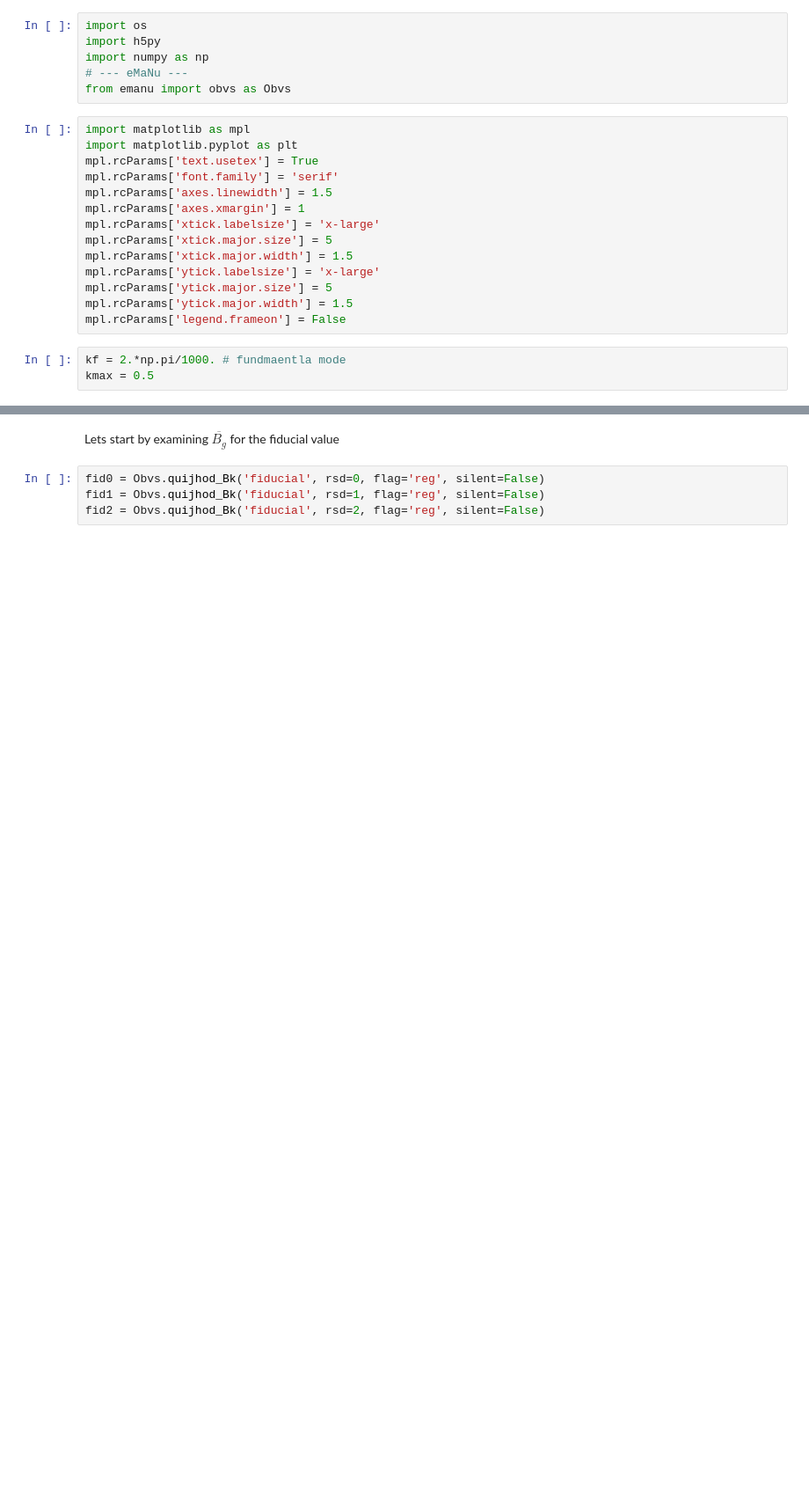
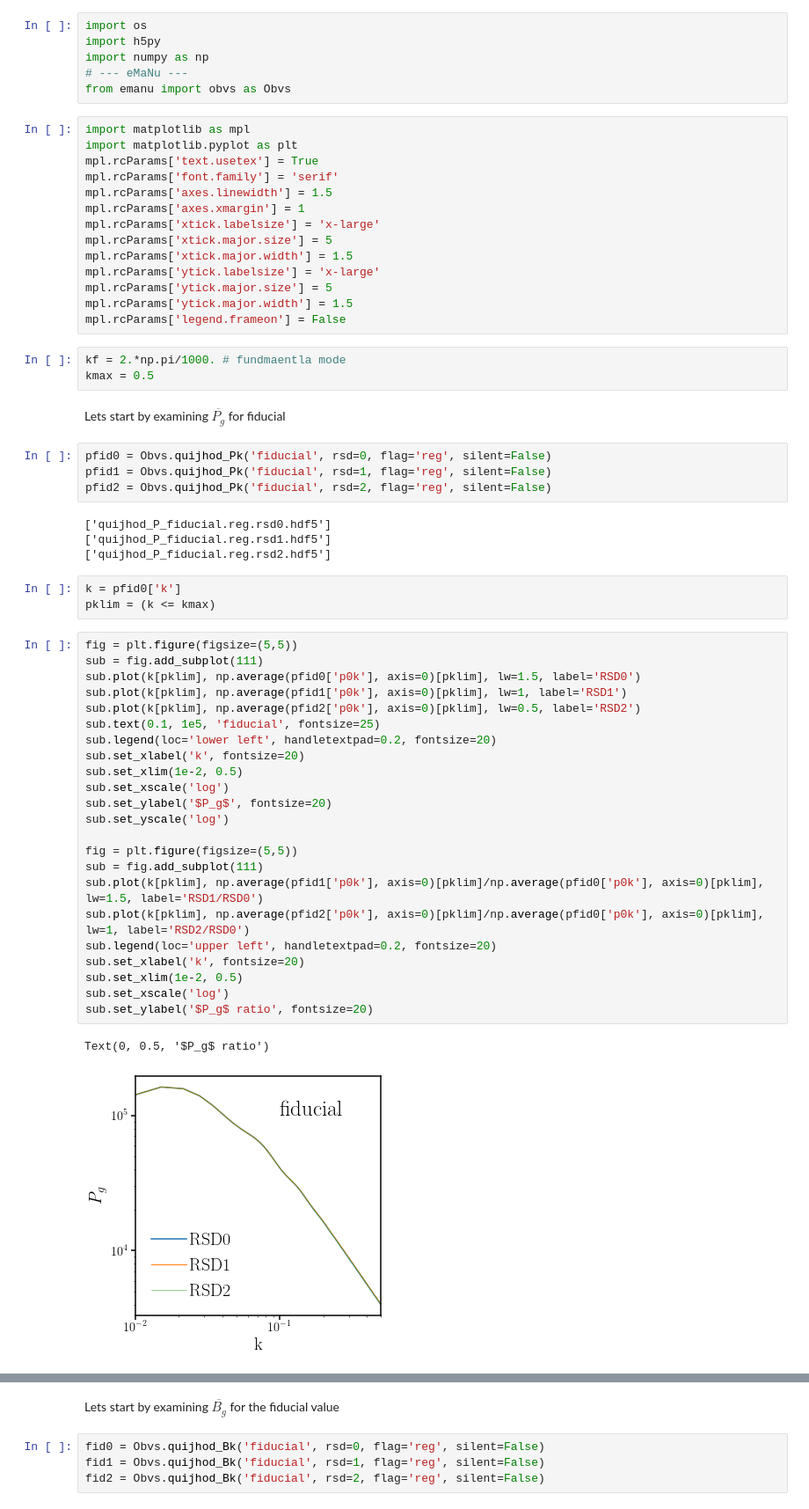
Before and after one commit to changhoonhahn/eMaNu, a Jupyter notebook: nb/hod/rsd_directions.ipynb, the cells around one changed output, grey strips where cells are left out. Shown at 88% size. Cells and saved outputs as stored; diff of their text form; blank space fills up the shorter version.

```diff
--- a/nb/hod/rsd_directions.ipynb
+++ b/nb/hod/rsd_directions.ipynb
@@ -28,3 +28,42 @@ mpl.rcParams['legend.frameon'] = False
 # %%
 kf = 2.*np.pi/1000. # fundmaentla mode
 kmax = 0.5
+# %% [markdown]
+Lets start by examining $\overline{P_g}$ for fiducial
+# %%
+pfid0 = Obvs.quijhod_Pk('fiducial', rsd=0, flag='reg', silent=False)
+pfid1 = Obvs.quijhod_Pk('fiducial', rsd=1, flag='reg', silent=False)
+pfid2 = Obvs.quijhod_Pk('fiducial', rsd=2, flag='reg', silent=False)
+# %% [output]
+['quijhod_P_fiducial.reg.rsd0.hdf5']
+['quijhod_P_fiducial.reg.rsd1.hdf5']
+['quijhod_P_fiducial.reg.rsd2.hdf5']
+# %%
+k = pfid0['k']
+pklim = (k <= kmax)
+# %%
+fig = plt.figure(figsize=(5,5))
+sub = fig.add_subplot(111)
+sub.plot(k[pklim], np.average(pfid0['p0k'], axis=0)[pklim], lw=1.5, label='RSD0')
+sub.plot(k[pklim], np.average(pfid1['p0k'], axis=0)[pklim], lw=1, label='RSD1')
+sub.plot(k[pklim], np.average(pfid2['p0k'], axis=0)[pklim], lw=0.5, label='RSD2')
+sub.text(0.1, 1e5, 'fiducial', fontsize=25)
+sub.legend(loc='lower left', handletextpad=0.2, fontsize=20)
+sub.set_xlabel('k', fontsize=20)
+sub.set_xlim(1e-2, 0.5)
+sub.set_xscale('log')
+sub.set_ylabel('$P_g$', fontsize=20)
+sub.set_yscale('log')
+
+fig = plt.figure(figsize=(5,5))
+sub = fig.add_subplot(111)
+sub.plot(k[pklim], np.average(pfid1['p0k'], axis=0)[pklim]/np.average(pfid0['p0k'], axis=0)[pklim], lw=1.5, label='RSD1/RSD0')
+sub.plot(k[pklim], np.average(pfid2['p0k'], axis=0)[pklim]/np.average(pfid0['p0k'], axis=0)[pklim], lw=1, label='RSD2/RSD0')
+sub.legend(loc='upper left', handletextpad=0.2, fontsize=20)
+sub.set_xlabel('k', fontsize=20)
+sub.set_xlim(1e-2, 0.5)
+sub.set_xscale('log')
+sub.set_ylabel('$P_g$ ratio', fontsize=20)
+# %% [output]
+Text(0, 0.5, '$P_g$ ratio')
+[figure, added]
```
Also changed, not shown: parts of 8 cells of this notebook.
